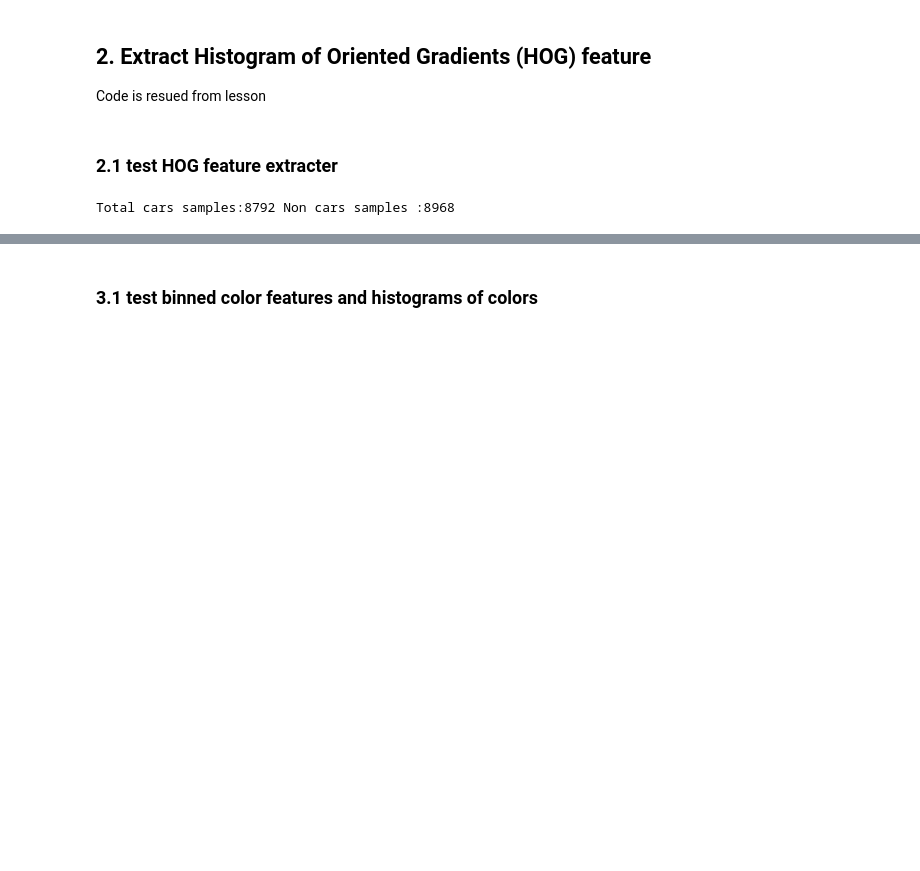
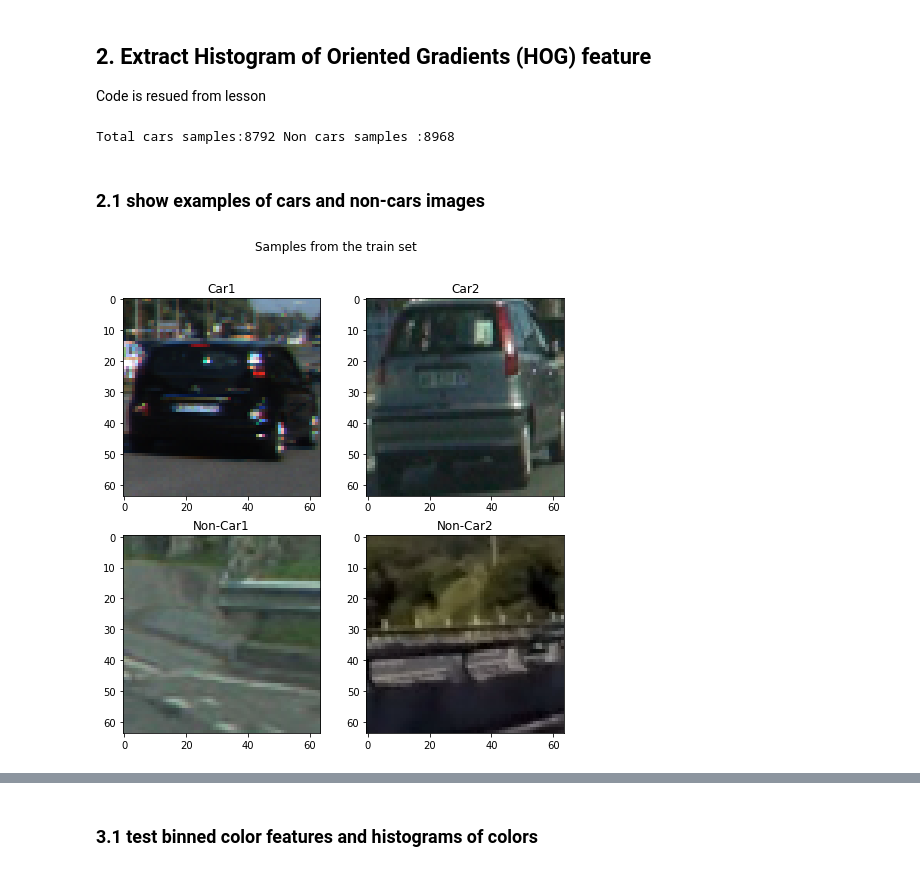
Before and after one commit to etendue/CarND-Vehicle-Detection, a Jupyter notebook: project5.ipynb, the cells around one changed output, grey strips where cells are left out. Cells and saved outputs as stored; diff of their text form; code cells hidden in the pictures; blank space fills up the shorter version.

```diff
--- a/project5.ipynb
+++ b/project5.ipynb
@@ -85,8 +97,6 @@ def get_hog_features(img, orient, pix_per_cell, cell_per_block,
                        transform_sqrt=True, block_norm='L2-Hys',
                        visualise=vis, feature_vector=feature_vec)
         return features
-# %% [markdown]
-### 2.1 test HOG feature extracter
 # %%
 # get images for cars and non-cars images files for training and validation
 car_files = glob.glob("vehicles/vehicles/*/*.png")
@@ -94,3 +104,36 @@ non_car_files = glob.glob("non-vehicles/non-vehicles/*/*.png")
 print("Total cars samples:{} Non cars samples :{}".format(len(car_files),len(non_car_files)))
 # %% [output]
 Total cars samples:8792 Non cars samples :8968
+# %% [markdown]
+### 2.1 show examples of cars and non-cars images
+# %%
+ind1,ind2 = np.random.randint(0,len(car_files),2)
+car1= cv2.imread(car_files[ind1])
+car2= cv2.imread(car_files[ind2])
+
+ind1,ind2 = np.random.randint(0,len(non_car_files),2)
+non_car1= cv2.imread(non_car_files[ind1])
+non_car2= cv2.imread(non_car_files[ind2])
+
+fig = plt.figure(figsize=(8,8))
+plt.suptitle("Samples from the train set")
+
+plt.subplot(2,2,1)
+plt.title("Car1")
+plt.imshow(cv2.cvtColor(car1,cv2.COLOR_BGR2RGB))
+
+plt.subplot(2,2,2)
+plt.title("Car2")
+plt.imshow(cv2.cvtColor(car2,cv2.COLOR_BGR2RGB))
+
+plt.subplot(2,2,3)
+plt.title("Non-Car1")
+plt.imshow(cv2.cvtColor(non_car1,cv2.COLOR_BGR2RGB))
+
+plt.subplot(2,2,4)
+plt.title("Non-Car2")
+plt.imshow(cv2.cvtColor(non_car2,cv2.COLOR_BGR2RGB))
+
+plt.show()
+# %% [output]
+[figure, added]
```
Also changed, not shown: parts of 27 cells of this notebook, 40 other files.
